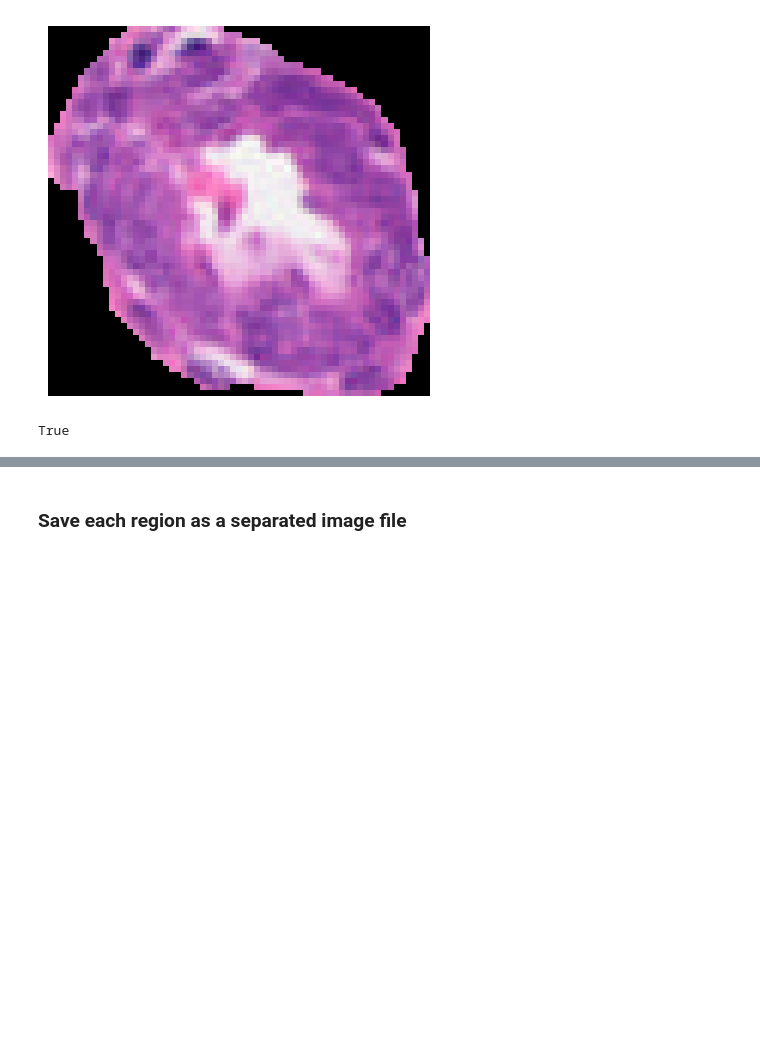
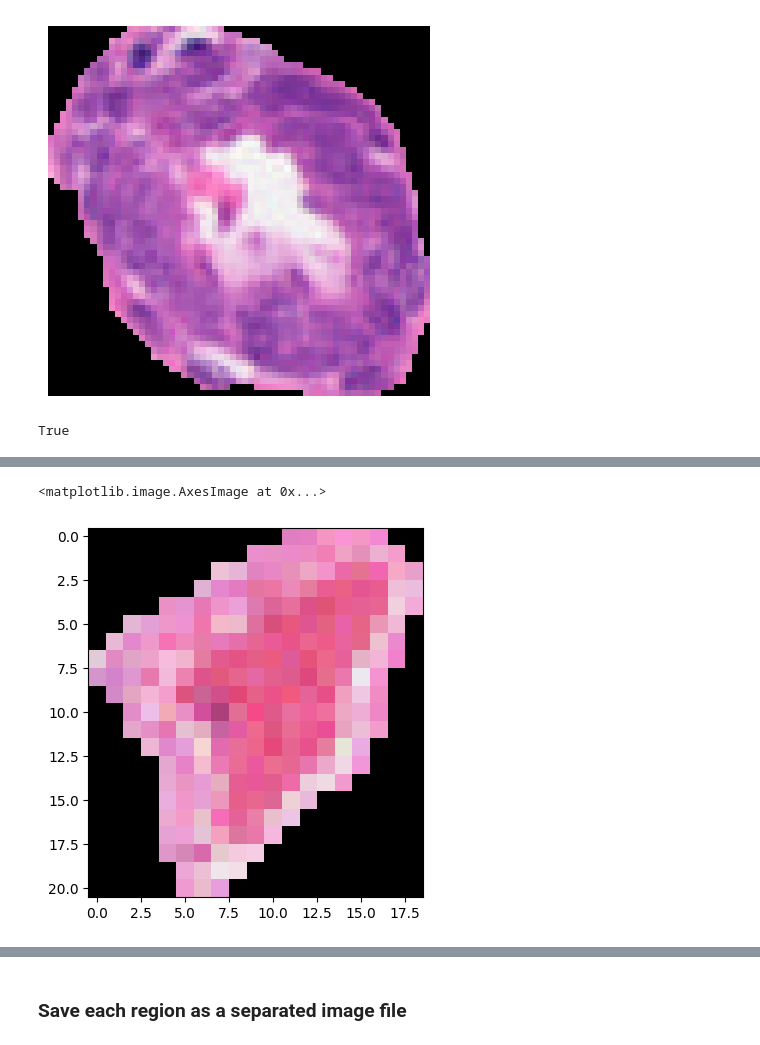
Before and after one commit to 8toz/3d_breast_reconstruction, a Jupyter notebook: train_classifier.ipynb, the cells around one changed output, grey strips where cells are left out. Cells and saved outputs as stored; diff of their text form; code cells hidden in the pictures; blank space fills up the shorter version.

Commit message:
Label filling v1

```diff
--- a/train_classifier.ipynb
+++ b/train_classifier.ipynb
@@ -273,0 +260,8 @@ True
+# %%
+
+test_path = "./data/processed_labels_32/H21-066.4_HE332_033_Scan1_blood vessels_225.png"
+image = cv2.imread(test_path)
+plt.imshow(cv2.cvtColor(image, cv2.COLOR_BGR2RGB))
+# %% [output]
+<matplotlib.image.AxesImage at 0x...>
+[figure, added]
```
Also changed, not shown: parts of 8 cells of this notebook.
